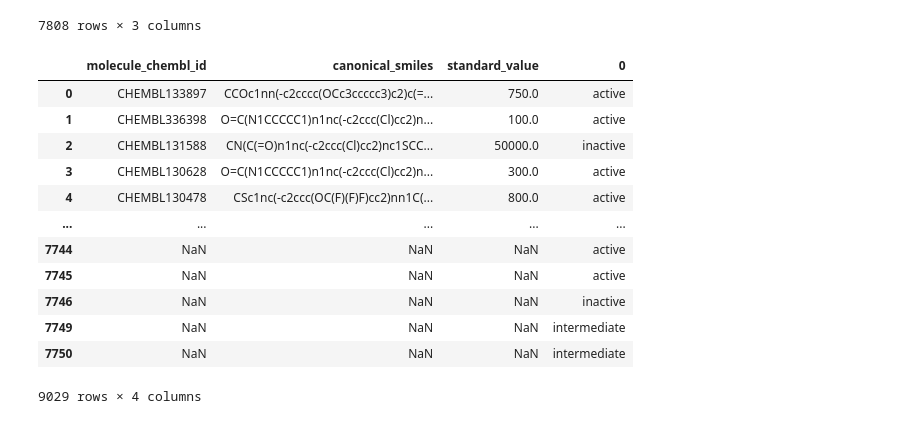
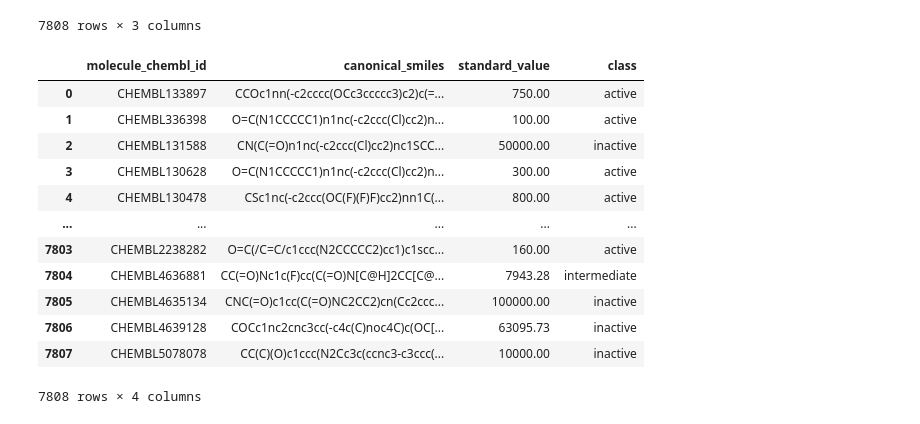
Before and after one commit to Iluvbeksinski/Linear-regression-with-chembl-data, a Jupyter notebook: bioinformatics/mlbio1.ipynb, the cells around one changed output. Saved outputs shown, nothing was run; the diff lists cells and outputs as text; code cells hidden in the pictures.

```diff
--- a/bioinformatics/mlbio1.ipynb
+++ b/bioinformatics/mlbio1.ipynb
@@ -121,17 +123,21 @@ df3
+# %%
+df4 = pd.read_csv('bioactivity_preprocessed_dataredo.csv')
 # %%
-pd.concat([df3,pd.Series(bioactivity_threshold)],axis=1)
+bioactivity_class = pd.Series(bioactivity_threshold, name='class')
+df5 = pd.concat([df4, bioactivity_class], axis=1)
+df5
 # %% [output]
-|  | molecule_chembl_id | canonical_smiles | standard_value | 0 |
-| 0 | CHEMBL133897 | CCOc1nn(-c2cccc(OCc3ccccc3)c2)c(=... | 750.0 | active |
-| 1 | CHEMBL336398 | O=C(N1CCCCC1)n1nc(-c2ccc(Cl)cc2)n... | 100.0 | active |
-| 2 | CHEMBL131588 | CN(C(=O)n1nc(-c2ccc(Cl)cc2)nc1SCC... | 50000.0 | inactive |
-| 3 | CHEMBL130628 | O=C(N1CCCCC1)n1nc(-c2ccc(Cl)cc2)n... | 300.0 | active |
-| 4 | CHEMBL130478 | CSc1nc(-c2ccc(OC(F)(F)F)cc2)nn1C(... | 800.0 | active |
+|  | molecule_chembl_id | canonical_smiles | standard_value | class |
+| 0 | CHEMBL133897 | CCOc1nn(-c2cccc(OCc3ccccc3)c2)c(=... | 750.00 | active |
+| 1 | CHEMBL336398 | O=C(N1CCCCC1)n1nc(-c2ccc(Cl)cc2)n... | 100.00 | active |
+| 2 | CHEMBL131588 | CN(C(=O)n1nc(-c2ccc(Cl)cc2)nc1SCC... | 50000.00 | inactive |
+| 3 | CHEMBL130628 | O=C(N1CCCCC1)n1nc(-c2ccc(Cl)cc2)n... | 300.00 | active |
+| 4 | CHEMBL130478 | CSc1nc(-c2ccc(OC(F)(F)F)cc2)nn1C(... | 800.00 | active |
 | ... | ... | ... | ... | ... |
-| 7744 | NaN | NaN | NaN | active |
-| 7745 | NaN | NaN | NaN | active |
-| 7746 | NaN | NaN | NaN | inactive |
-| 7749 | NaN | NaN | NaN | intermediate |
-| 7750 | NaN | NaN | NaN | intermediate |
+| 7803 | CHEMBL2238282 | O=C(/C=C/c1ccc(N2CCCCC2)cc1)c1scc... | 160.00 | active |
+| 7804 | CHEMBL4636881 | CC(=O)Nc1c(F)cc(C(=O)N[C@H]2CC[C@... | 7943.28 | intermediate |
+| 7805 | CHEMBL4635134 | CNC(=O)c1cc(C(=O)NC2CC2)cn(Cc2ccc... | 100000.00 | inactive |
+| 7806 | CHEMBL4639128 | COCc1nc2cnc3cc(-c4c(C)noc4C)c(OC[... | 63095.73 | inactive |
+| 7807 | CHEMBL5078078 | CC(C)(O)c1ccc(N2Cc3c(ccnc3-c3ccc(... | 10000.00 | inactive |
-9029 rows × 4 columns
+7808 rows × 4 columns
 # %%
```
Also changed, not shown: parts of 2 cells of this notebook.
